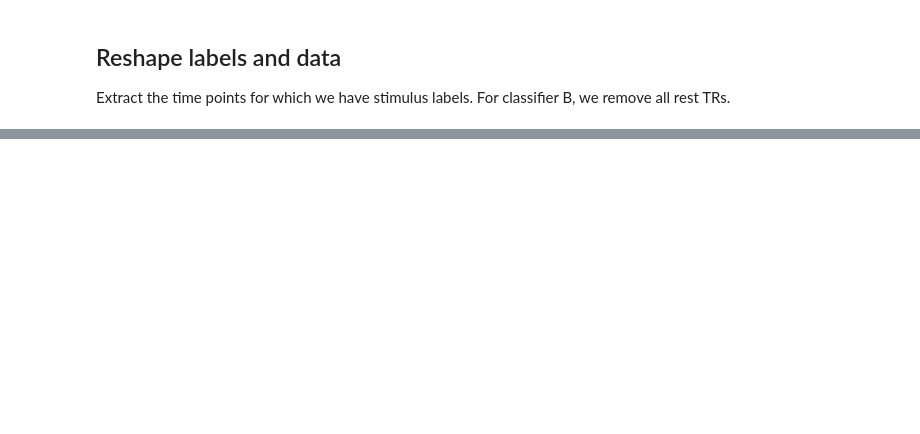
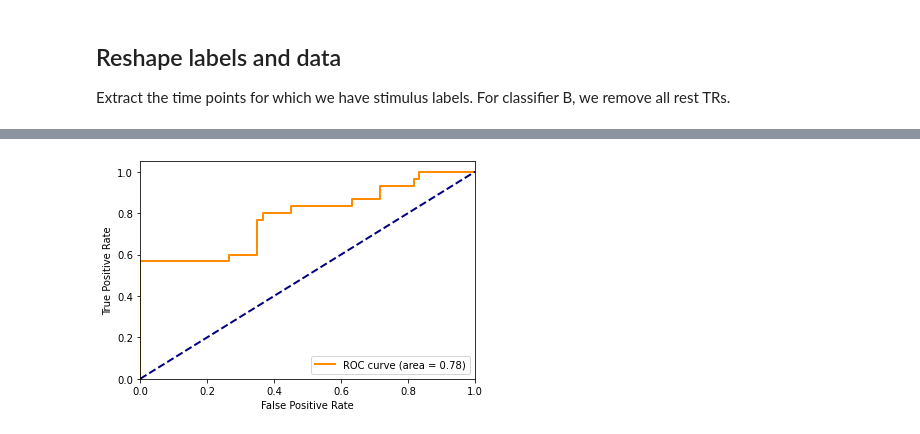
Before and after one commit to karinatachihara/pygers_adderzip, a Jupyter notebook: analysis/mainanalysis/03-classifier_localizer_sub-005.ipynb, the cells around one changed output, grey strips where cells are left out. Cells and saved outputs as stored; diff of their text form; code cells hidden in the pictures; blank space fills up the shorter version.

Commit message:
run through classifier and auc analysis for one subject and one run all the way through

```diff
--- a/analysis/mainanalysis/03-classifier_localizer_sub-005.ipynb
+++ b/analysis/mainanalysis/03-classifier_localizer_sub-005.ipynb
@@ -1871,0 +692,69 @@ print('save complete')
+# %%
+# binary classification of category vs. not category
+#face vs. non-face
+labels_face = np.copy(labels)
+labels_face[find_ones] = 1
+labels_face[find_twos] = 0
+labels_face[find_threes] = 0
+
+fold1_bold_train,fold2_bold_train,fold3_bold_train,fold1_labels_train,fold2_labels_train,fold3_labels_train,fold1_bold_test,fold2_bold_test,fold3_bold_test,fold1_labels_test,fold2_labels_test,fold3_labels_test = split(bold_data,labels_face,trials_run_localizer)
+
+fold1_score,fold1_prediction,fold1_prediction_prob = classifier(fold1_bold_train,fold1_labels_train,fold1_bold_test,fold1_labels_test,model_linReg_1,1)
+fold2_score,fold2_prediction,fold2_prediction_prob = classifier(fold2_bold_train,fold2_labels_train,fold2_bold_test,fold2_labels_test,model_linReg_1,1)
+fold3_score,fold3_prediction,fold3_prediction_prob = classifier(fold3_bold_train,fold3_labels_train,fold3_bold_test,fold3_labels_test,model_linReg_1,1)
+
+#print(fold1_prediction_prob)
+
+
+# #scene vs. non-scene
+# labels_scene = np.copy(labels)
+# labels_scene[find_ones] = 0
+# labels_scene[find_twos] = 1
+# labels_scene[find_threes] = 0
+
+# fold1_bold_train,fold2_bold_train,fold3_bold_train,fold1_labels_train,fold2_labels_train,fold3_labels_train,fold1_bold_test,fold2_bold_test,fold3_bold_test,fold1_labels_test,fold2_labels_test,fold3_labels_test = split(bold_data,labels_scene,trials_run_localizer)
+
+# fold1_score,fold1_prediction,fold1_prediction_prob = classifier(fold1_bold_train,fold1_labels_train,fold1_bold_test,fold1_labels_test,model_linReg_1,1)
+# fold2_score,fold2_prediction,fold2_prediction_prob = classifier(fold2_bold_train,fold2_labels_train,fold2_bold_test,fold2_labels_test,model_linReg_1,1)
+# fold3_score,fold3_prediction,fold3_prediction_prob = classifier(fold3_bold_train,fold3_labels_train,fold3_bold_test,fold3_labels_test,model_linReg_1,1)
+
+
+# #object vs. non-object
+# labels_object = np.copy(labels)
+# labels_object[find_ones] = 0
+# labels_object[find_twos] = 0
+# labels_object[find_threes] = 1
+
+# fold1_bold_train,fold2_bold_train,fold3_bold_train,fold1_labels_train,fold2_labels_train,fold3_labels_train,fold1_bold_test,fold2_bold_test,fold3_bold_test,fold1_labels_test,fold2_labels_test,fold3_labels_test = split(bold_data,labels_object,trials_run_localizer)
+
+# fold1_score,fold1_prediction,fold1_prediction_prob = classifier(fold1_bold_train,fold1_labels_train,fold1_bold_test,fold1_labels_test,model_linReg_1,1)
+# fold2_score,fold2_prediction,fold2_prediction_prob = classifier(fold2_bold_train,fold2_labels_train,fold2_bold_test,fold2_labels_test,model_linReg_1,1)
+# fold3_score,fold3_prediction,fold3_prediction_prob = classifier(fold3_bold_train,fold3_labels_train,fold3_bold_test,fold3_labels_test,model_linReg_1,1)
+
+#print(fold1_labels_test.shape)
+#print(fold1_prediction)
+#print(fold1_prediction_prob[:,1].shape)
+
+y_true = fold1_labels_test
+y_true = list(y_true)
+print(y_true)
+y_scores = fold1_prediction_prob[:,1]
+print(y_scores)
+fpr,tpr,threshold = roc_curve(y_true,y_scores,pos_label='1')
+
+roc_auc = auc(fpr,tpr)
+
+plt.figure()
+lw = 2
+plt.plot(fpr, tpr, color='darkorange',
+        lw=lw, label='ROC curve (area = %0.2f)' % roc_auc)
+plt.plot([0, 1], [0, 1], color='navy', lw=lw, linestyle='--')
+plt.xlim([0.0, 1.0])
+plt.ylim([0.0, 1.05])
+plt.xlabel('False Positive Rate')
+plt.ylabel('True Positive Rate')
+#title='%s, %s-%s, subject %i' % (this_mask, this_classifier, this_model, this_sub)
+#plt.title(title)
+plt.legend(loc="lower right")
+plt.show()
+# %% [output]
@@ -1871,0 +772 @@ print('save complete')
+[figure, added]
```
Also changed, not shown: parts of 56 cells of this notebook.
